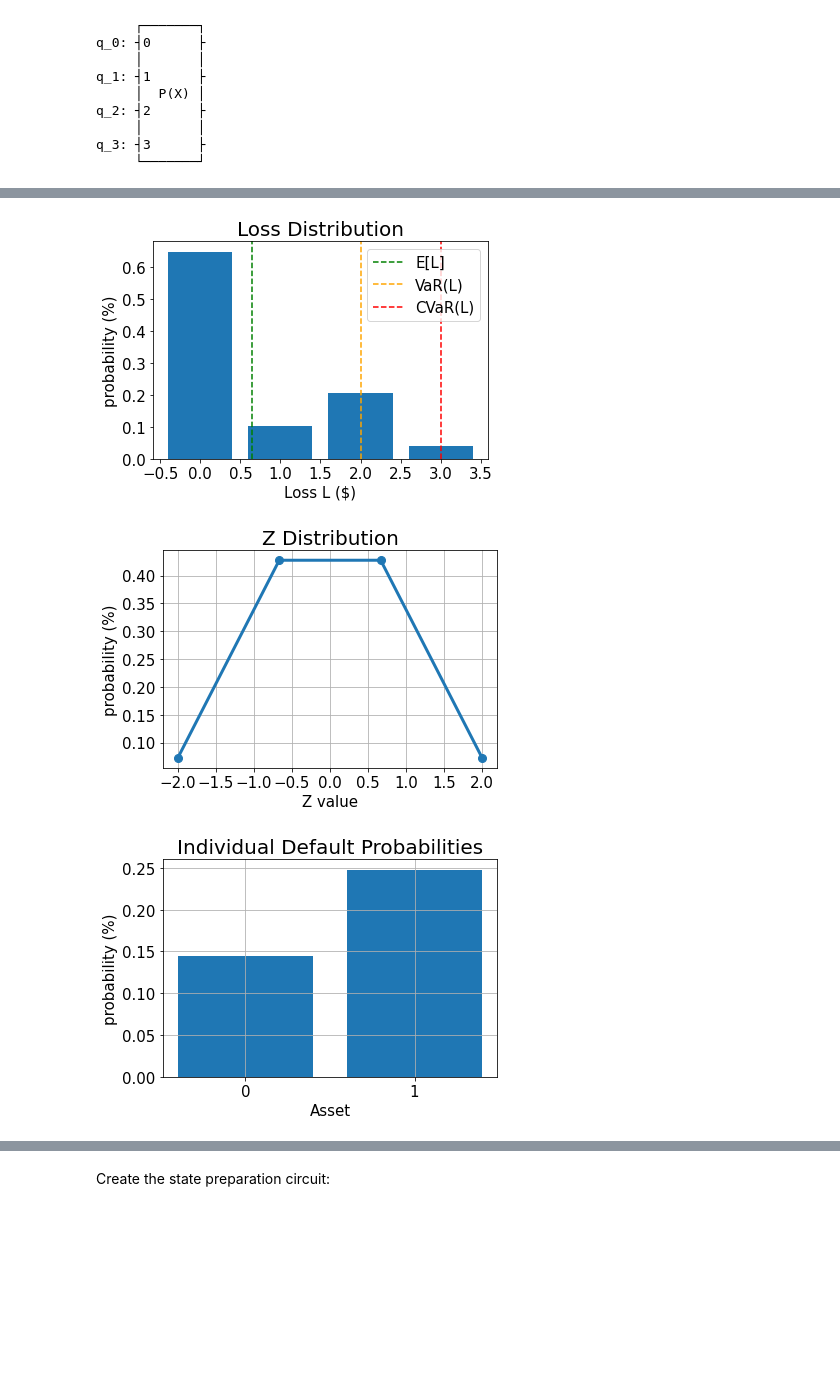
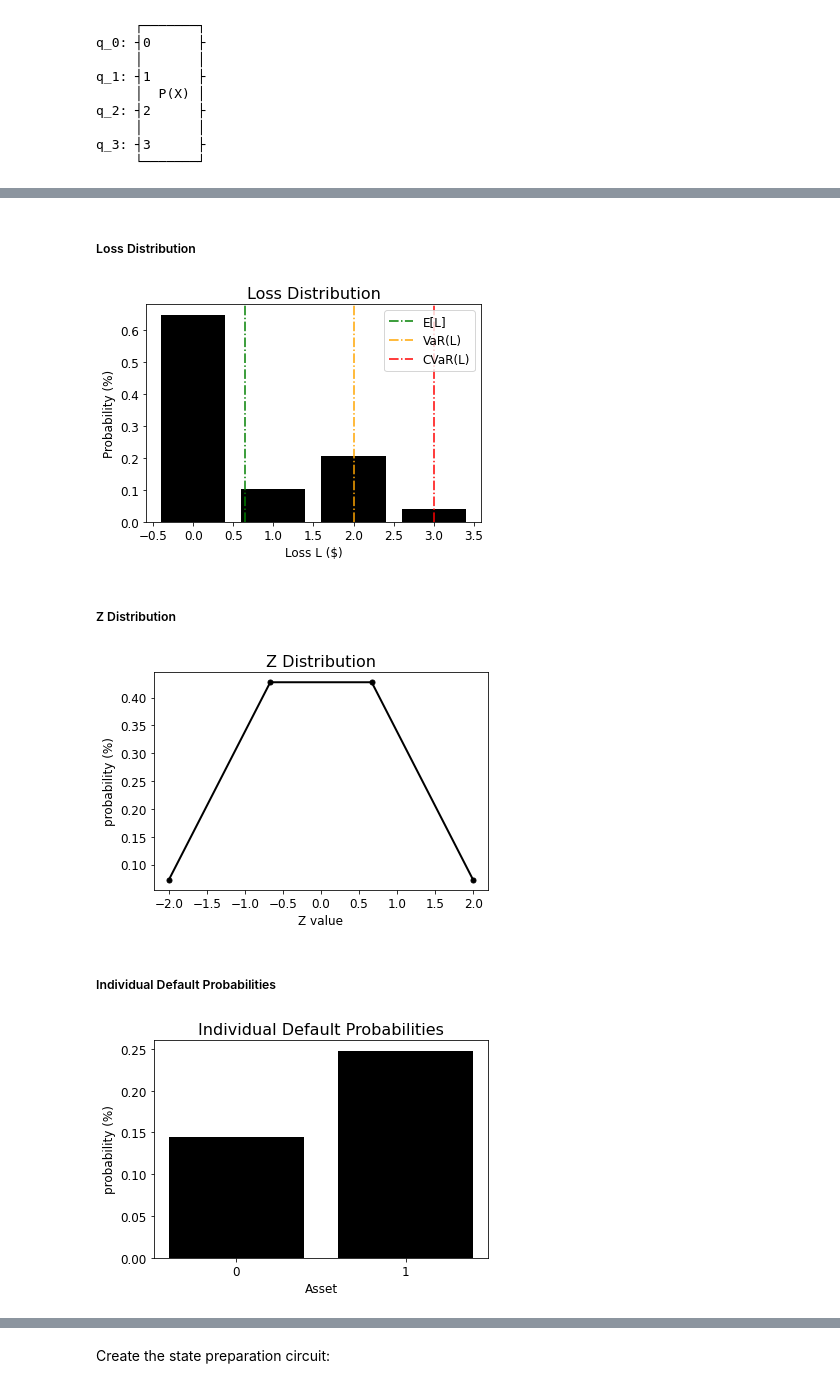
Before and after one commit to jraleman/qcra, a Jupyter notebook: quantum_risk_analysis.ipynb, the cells around one changed output, grey strips where cells are left out. Drawn from its saved outputs; the diff is of its cells as text; code cells hidden in the pictures; blank space fills up the shorter version.

```diff
--- a/quantum_risk_analysis.ipynb
+++ b/quantum_risk_analysis.ipynb
@@ -94,15 +94,15 @@ alpha = 0.05
 # %%
-# Data
+# Grover Algorithm Data
 grover = int(12)
 data = range(grover)
 prob = np.ones(grover)
 winner = ['','','','','','','|w⟩','','','','','']
 avg_amplitude = ['', '1/√N', '']
-
-# Styles
+# Graph styles
 label_size = 12
-c_off = 'gray'
-c_on = 'blue'
+title_size = 16
+c_off = 'lightgray'
+c_on = 'black'
 c = [c_off, c_off, c_off, c_off, c_off, c_off, c_on, c_off, c_off, c_off, c_off]
 # %% [markdown]
 ## Methods
@@ -473,42 +442,47 @@ Conditional Value at Risk CVaR[L]: 3.0000
+# %% [markdown]
+##### Loss Distribution
 # %%
-# plot loss PDF, expected loss, var, and cvar
-plt.bar(losses, pdf)
-plt.axvline(expected_loss, color="green", linestyle="--", label="E[L]")
-plt.axvline(exact_var, color="orange", linestyle="--", label="VaR(L)")
-plt.axvline(exact_cvar, color="red", linestyle="--", label="CVaR(L)")
-plt.legend(fontsize=15)
-plt.xlabel("Loss L ($)", size=15)
-plt.ylabel("probability (%)", size=15)
-plt.title("Loss Distribution", size=20)
-plt.xticks(size=15)
-plt.yticks(size=15)
+# Plot loss PDF, expected loss, var, and cvar
+plt.bar(losses, pdf, color=c_on)
+plt.axvline(expected_loss, color="green", linestyle="dashdot", label="E[L]")
+plt.axvline(exact_var, color="orange", linestyle="dashdot", label="VaR(L)")
+plt.axvline(exact_cvar, color="red", linestyle="dashdot", label="CVaR(L)")
+plt.legend(fontsize=label_size)
+plt.xlabel("Loss L ($)", size=label_size)
+plt.ylabel("Probability (%)", size=label_size)
+plt.title("Loss Distribution", size=title_size)
+plt.xticks(size=label_size)
+plt.yticks(size=label_size)
 plt.show()
 # %% [output]
-[figure, old version]
+[figure, new version]
+# %% [markdown]
+##### Z Distribution
 # %%
-# plot results for Z
-plt.plot(z_values, p_z, "o-", linewidth=3, markersize=8)
-plt.grid()
-plt.xlabel("Z value", size=15)
-plt.ylabel("probability (%)", size=15)
-plt.title("Z Distribution", size=20)
-plt.xticks(size=15)
-plt.yticks(size=15)
+# Plot results for Z
+plt.plot(z_values, p_z, "o-", linewidth=2, markersize=5, color=c_on)
+# plt.grid()
+plt.xlabel("Z value", size=label_size)
+plt.ylabel("probability (%)", size=label_size)
+plt.title("Z Distribution", size=title_size)
+plt.xticks(size=label_size)
+plt.yticks(size=label_size)
 plt.show()
 # %% [output]
-[figure, old version]
+[figure, new version]
+# %% [markdown]
+##### Individual Default Probabilities
 # %%
-# plot results for default probabilities
-plt.bar(range(K), p_default)
-plt.xlabel("Asset", size=15)
-plt.ylabel("probability (%)", size=15)
-plt.title("Individual Default Probabilities", size=20)
-plt.xticks(range(K), size=15)
-plt.yticks(size=15)
-plt.grid()
+# Plot results for default probabilities
+plt.bar(range(K), p_default, color=c_on)
+plt.xlabel("Asset", size=label_size)
+plt.ylabel("probability (%)", size=label_size)
+plt.title("Individual Default Probabilities", size=title_size)
+plt.xticks(range(K), size=label_size)
+plt.yticks(size=label_size)
 plt.show()
 # %% [output]
-[figure, old version]
+[figure, new version]
 # %% [markdown]
 ### Expected Loss
 
```
Also changed, not shown: parts of 36 cells of this notebook, 4 other files.
